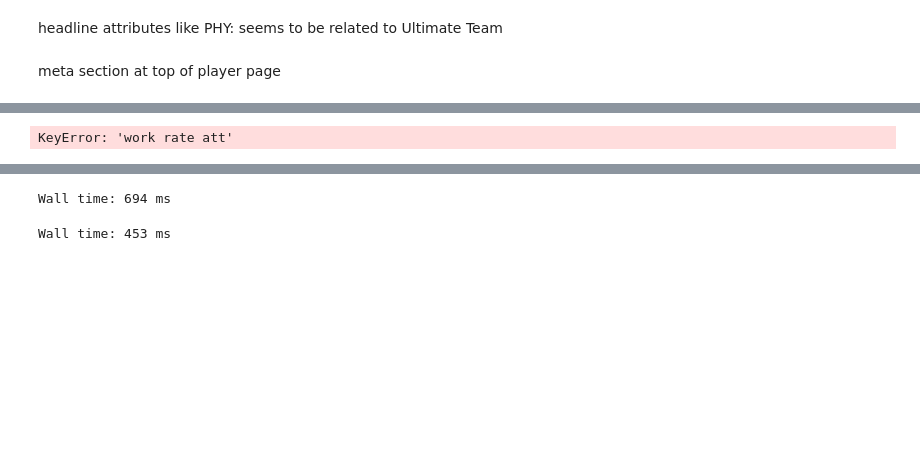
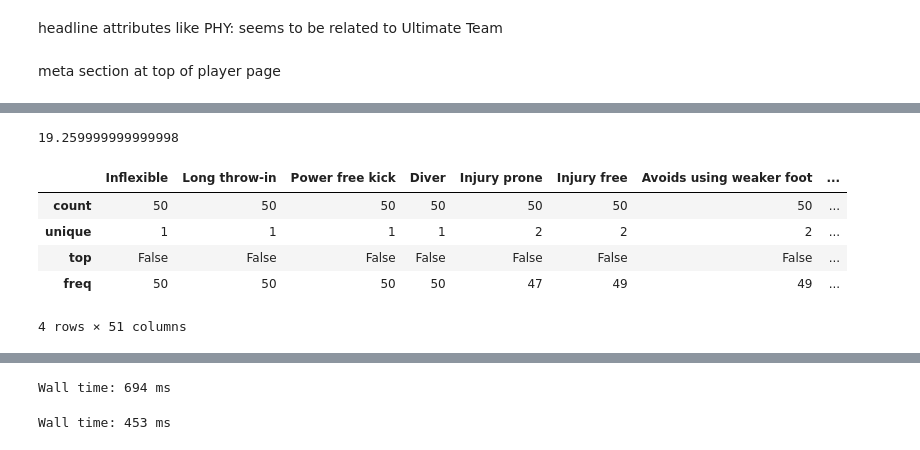
Before and after one commit to kevinheavey/fifa18-even-more-player-data, a Jupyter notebook: crawler.ipynb, the cells around one changed output, grey strips where cells are left out. Saved outputs shown, nothing was run; the diff lists cells and outputs as text; code cells hidden in the pictures; blank space fills up the shorter version.

Commit message:
Handle missing traits and specialities

```diff
--- a/crawler.ipynb
+++ b/crawler.ipynb
@@ -360,3 +455,4 @@ test_IDs = player_overview_data['ID'].head(10)
 player_htmls = get_player_htmls(test_IDs)
 # %%
-x = parse_player_detailed_data(player_htmls, almost_constants)
+%pdb 0
+%time x = parse_player_detailed_data(player_htmls, almost_constants)
@@ -363,7 +462,16 @@ x = parse_player_detailed_data(player_htmls, almost_constants)
-# %%
-x['work rate att']
-# %% [output]
-KeyError: 'work rate att'
+# %%
+(3.21/50)*18000/60
+# %% [output]
+19.259999999999998
+# %%
+x[almost_constants['traits']].describe()
+# %% [output]
+|  | Inflexible | Long throw-in | Power free kick | Diver | Injury prone | Injury free | Avoids using weaker foot | ... |
+| count | 50 | 50 | 50 | 50 | 50 | 50 | 50 | ... |
+| unique | 1 | 1 | 1 | 1 | 2 | 2 | 2 | ... |
+| top | False | False | False | False | False | False | False | ... |
+| freq | 50 | 50 | 50 | 50 | 47 | 49 | 49 | ... |
+4 rows × 51 columns
 # %%
 messi_html = player_htmls['https://sofifa.com/player/158023']
 # %%
```
Also changed, not shown: parts of 48 cells of this notebook.
